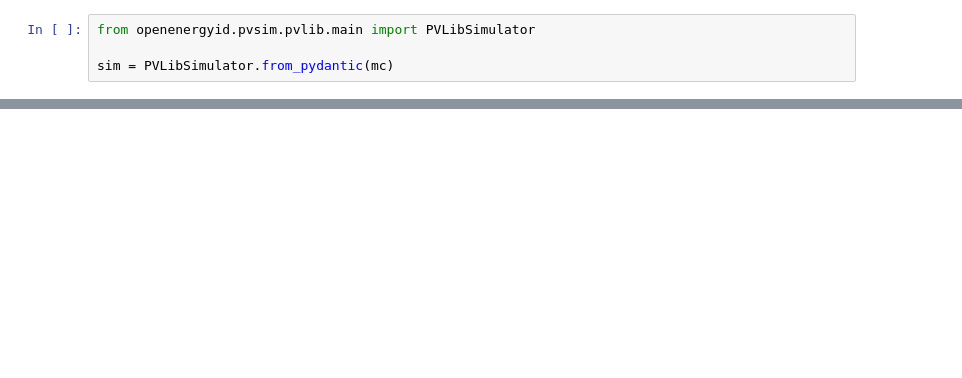
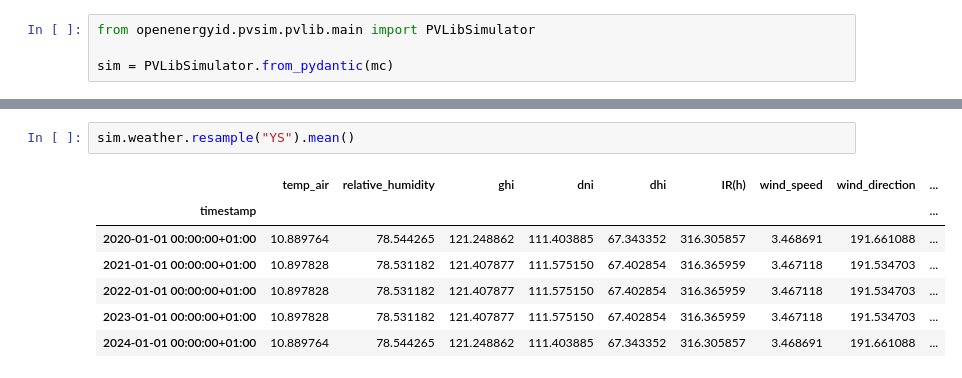
Before and after one commit to EnergieID/OpenEnergyID, a Jupyter notebook: pvlib.ipynb, the cells around one changed output, grey strips where cells are left out. Cells and saved outputs as stored; diff of their text form; blank space fills up the shorter version.

```diff
--- a/pvlib.ipynb
+++ b/pvlib.ipynb
@@ -60,0 +63,10 @@ np.float64(2534.4837578756747)
+# %%
+sim.weather.resample("YS").mean()
+# %% [output]
+|  | temp_air | relative_humidity | ghi | dni | dhi | IR(h) | wind_speed | wind_direction | ... |
+| timestamp |  |  |  |  |  |  |  |  | ... |
+| 2020-01-01 00:00:00+01:00 | 10.889764 | 78.544265 | 121.248862 | 111.403885 | 67.343352 | 316.305857 | 3.468691 | 191.661088 | ... |
+| 2021-01-01 00:00:00+01:00 | 10.897828 | 78.531182 | 121.407877 | 111.575150 | 67.402854 | 316.365959 | 3.467118 | 191.534703 | ... |
+| 2022-01-01 00:00:00+01:00 | 10.897828 | 78.531182 | 121.407877 | 111.575150 | 67.402854 | 316.365959 | 3.467118 | 191.534703 | ... |
+| 2023-01-01 00:00:00+01:00 | 10.897828 | 78.531182 | 121.407877 | 111.575150 | 67.402854 | 316.365959 | 3.467118 | 191.534703 | ... |
+| 2024-01-01 00:00:00+01:00 | 10.889764 | 78.544265 | 121.248862 | 111.403885 | 67.343352 | 316.305857 | 3.468691 | 191.661088 | ... |
```
Also changed, not shown: parts of 9 cells of this notebook, 2 other files.
